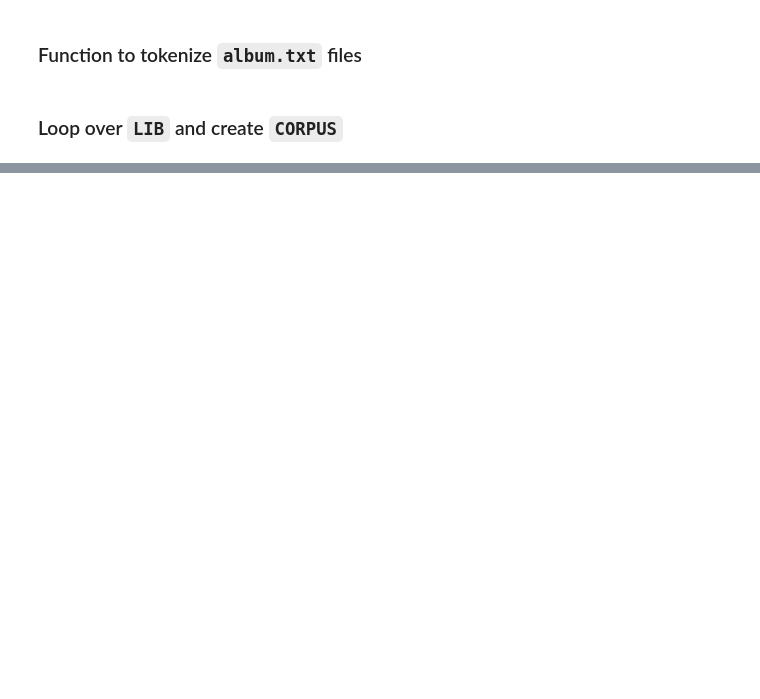
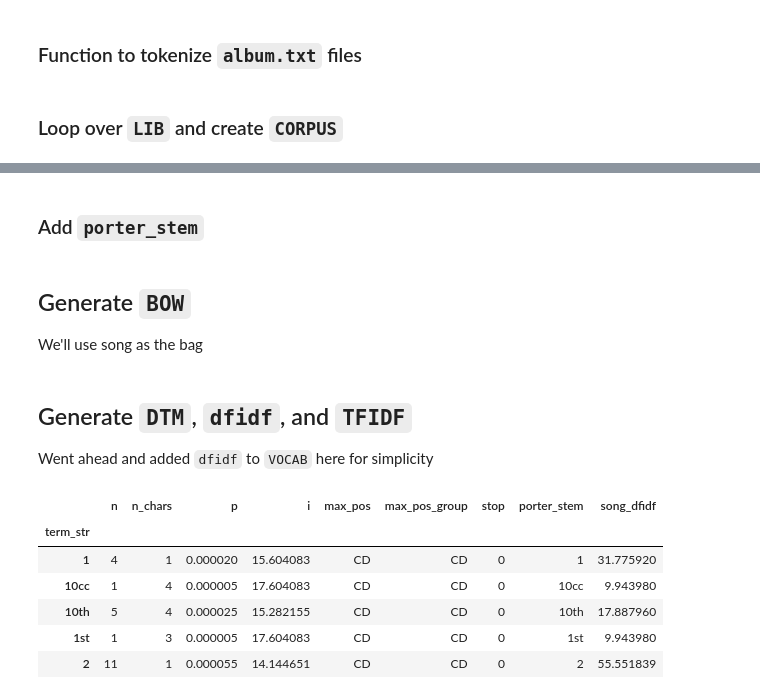
Before and after one commit to rlipps/Exploratory_Text_Analytics_Final, a Jupyter notebook: notebooks/Build_Tables.ipynb, the cells around one changed output, grey strips where cells are left out. Drawn from its saved outputs; the diff is of its cells as text; code cells hidden in the pictures; blank space fills up the shorter version.

```diff
--- a/notebooks/Build_Tables.ipynb
+++ b/notebooks/Build_Tables.ipynb
@@ -439,0 +558,12 @@ CORPUS
+# %%
+VOCAB = CORPUS.term_str.value_counts().to_frame('n').sort_index()
+VOCAB.index.name = 'term_str'
+VOCAB['n_chars'] = VOCAB.index.str.len()
+VOCAB['p'] = VOCAB.n/VOCAB.n.sum()
+VOCAB['i'] = -np.log2(VOCAB.p)
+VOCAB['max_pos'] = CORPUS[['term_str', 'pos']].value_counts()\
+    .unstack(fill_value=0)\
+    .idxmax(1)
+VOCAB['max_pos_group'] = CORPUS[['term_str','pos_group']].value_counts()\
+    .unstack(fill_value=0)\
+    .idxmax(1)
@@ -439,0 +572,7 @@ CORPUS
+# %%
+sw = pd.DataFrame({'stop': 1}, index=nltk.corpus.stopwords.words('english'))
+sw.index.name='term_str'
+# %%
+if 'stop' not in VOCAB.columns:
+    VOCAB = VOCAB.join(sw)
+    VOCAB['stop'] = VOCAB['stop'].fillna(0).astype('int')
@@ -439,0 +589,9 @@ CORPUS
+# %% [markdown]
+### Add `porter_stem`
+# %%
+from nltk.stem.porter import PorterStemmer
+stemmer = PorterStemmer()
+VOCAB['porter_stem'] = VOCAB.apply(lambda x: stemmer.stem(x.name), 1)
+# %% [markdown]
+## Generate `BOW`
+We'll use song as the bag
@@ -439,0 +600,3 @@ CORPUS
+# %% [markdown]
+## Generate `DTM`, `dfidf`, and `TFIDF`
+Went ahead and added `dfidf` to `VOCAB` here for simplicity
@@ -439,0 +605,10 @@ CORPUS
+# %%
+VOCAB.head()
+# %% [output]
+|  | n | n_chars | p | i | max_pos | max_pos_group | stop | porter_stem | song_dfidf |
+| term_str |  |  |  |  |  |  |  |  |  |
+| 1 | 4 | 1 | 0.000020 | 15.604083 | CD | CD | 0 | 1 | 31.775920 |
+| 10cc | 1 | 4 | 0.000005 | 17.604083 | CD | CD | 0 | 10cc | 9.943980 |
+| 10th | 5 | 4 | 0.000025 | 15.282155 | CD | CD | 0 | 10th | 17.887960 |
+| 1st | 1 | 3 | 0.000005 | 17.604083 | CD | CD | 0 | 1st | 9.943980 |
+| 2 | 11 | 1 | 0.000055 | 14.144651 | CD | CD | 0 | 2 | 55.551839 |
```
Also changed, not shown: parts of 33 cells of this notebook, 7 other files.
